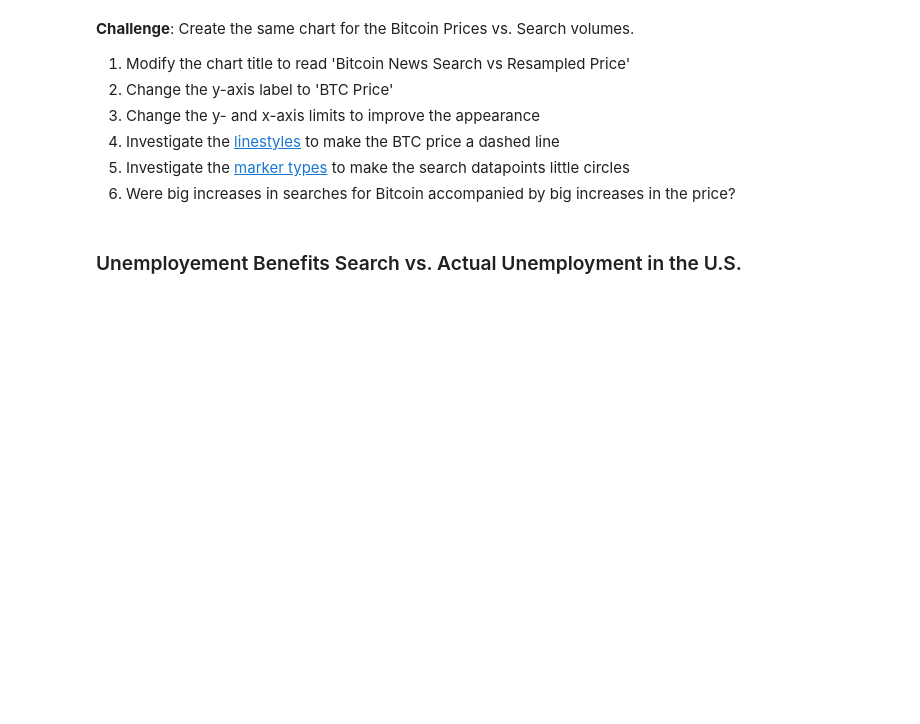
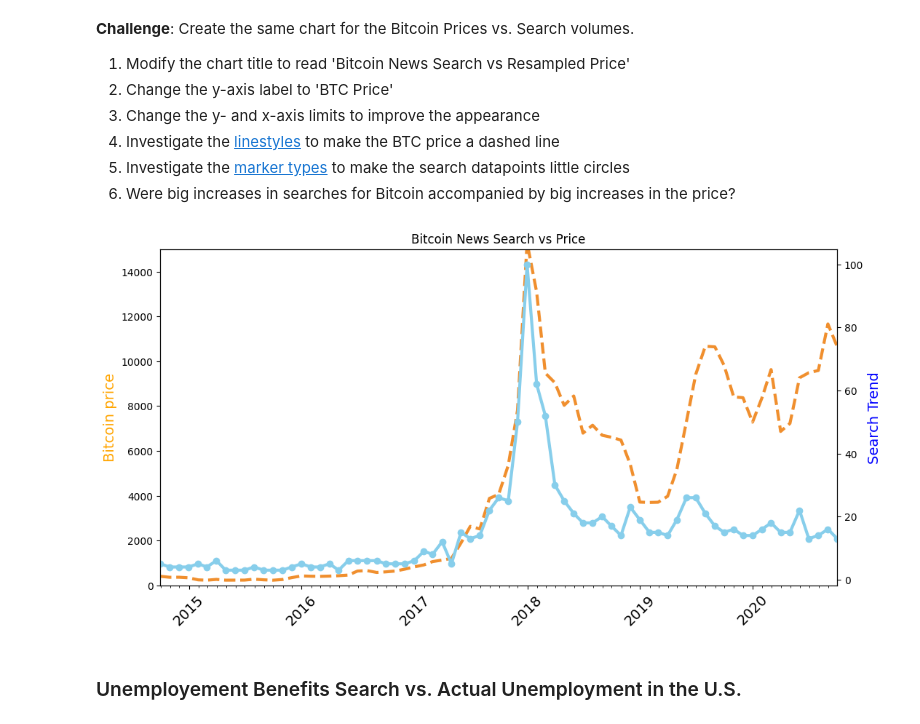
Before and after one commit to Ankush-Gauro/100DayPython, a Jupyter notebook: day75/Google Trends Data Viz (start)/Google Trends and Data Visualisation (start).ipynb, the cells around one changed output. Cells and saved outputs as stored; diff of their text form; code cells hidden in the pictures; blank space fills up the shorter version.

```diff
--- a/day75/Google Trends Data Viz (start)/Google Trends and Data Visualisation (start).ipynb
+++ b/day75/Google Trends Data Viz (start)/Google Trends and Data Visualisation (start).ipynb
@@ -18,3 +19,7 @@ import matplotlib.pyplot as plt
+# %%
+years = mdates.YearLocator()
+months = mdates.MonthLocator()
+years_fmt = mdates.DateFormatter('%Y')
 # %% [markdown]
 # Read the Data
 
@@ -223,6 +241,30 @@ How to add tick formatting for dates on the x-axis.
 4. Investigate the [linestyles](https://matplotlib.org/3.2.1/api/_as_gen/matplotlib.pyplot.plot.html ) to make the BTC price a dashed line <br>
 5. Investigate the [marker types](https://matplotlib.org/3.2.1/api/markers_api.html) to make the search datapoints little circles <br>
 6. Were big increases in searches for Bitcoin accompanied by big increases in the price?
+# %%
+plt.figure(figsize=(12, 6))
+plt.xticks(fontsize=14, rotation=45)
+plt.title('Bitcoin News Search vs Price')
+ax1 = plt.gca()
+ax2 = ax1.twinx()
+ax1.set_ylabel('Bitcoin price', color='orange', fontsize=14) # can use a HEX code
+ax2.set_ylabel('Search Trend', color='blue', fontsize=14)
+
+ax1.xaxis.set_major_locator(years)
+ax1.xaxis.set_major_formatter(years_fmt)
+ax1.xaxis.set_minor_locator(months)
+
+ax1.set_ylim(bottom=0, top=15000)
+ax1.set_xlim([df_btc_monthly.index.min(), df_btc_monthly.index.max()])
+
+ax1.plot(df_btc_monthly.index, df_btc_monthly.CLOSE,
+         color='#F08F2E', linewidth=3, linestyle='--')
+ax2.plot(df_btc_monthly.index, df_btc_search.BTC_NEWS_SEARCH,
+         color='skyblue', linewidth=3, marker='o')
+
+plt.show()
+# %% [output]
+[figure, added]
 # %% [markdown]
 ### Unemployement Benefits Search vs. Actual Unemployment in the U.S.
 # %% [markdown]
```
Also changed, not shown: parts of 4 cells of this notebook, 1 other file.
